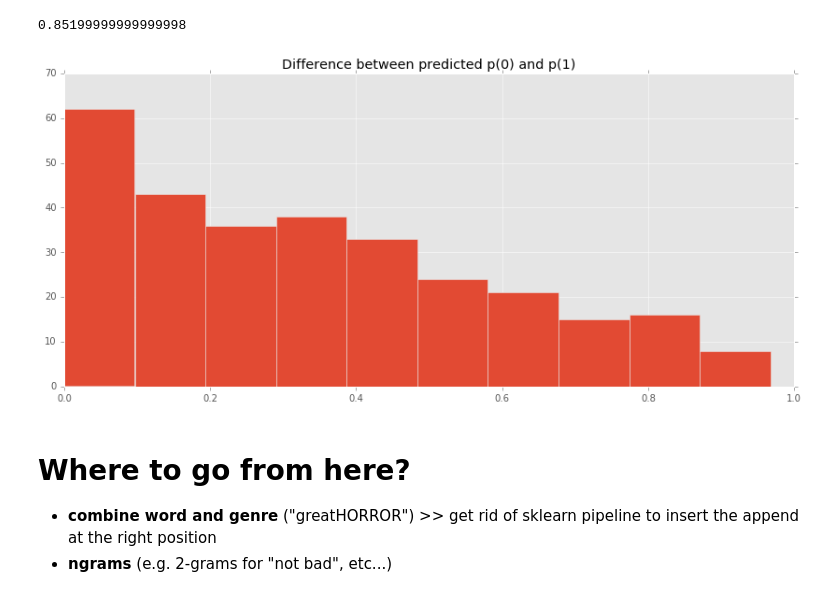
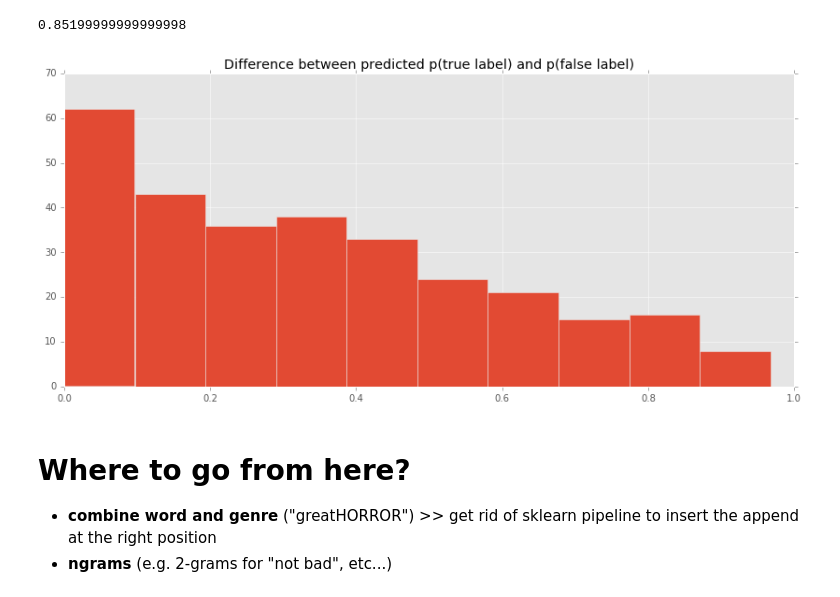
Before and after one commit to JoshuaGoerner/AppleSilverLords, a Jupyter notebook: notebooks/This is where the magic happens.ipynb, the cells around one changed output. Cells and saved outputs as stored; diff of their text form; code cells hidden in the pictures.

```diff
--- a/notebooks/This is where the magic happens.ipynb
+++ b/notebooks/This is where the magic happens.ipynb
@@ -187,15 +187,15 @@ miss_mask = lr.predict(test_review) != test_lbl
 # %%
 plt.hist(np.abs(
 np.apply_along_axis(
     np.diff,
     axis=1,
     arr=lr.predict_proba(test_review[miss_mask]))
     )
 )
-plt.title("Difference between predicted p(0) and p(1)")
+plt.title("Difference between predicted p(true label) and p(false label)")
 plt.show()
 # %% [output]
-[figure, old version]
+[figure, new version]
 # %% [markdown]
 # Where to go from here?
 - **combine word and genre** ("greatHORROR") >> get rid of sklearn pipeline to insert the append at the right position
```
